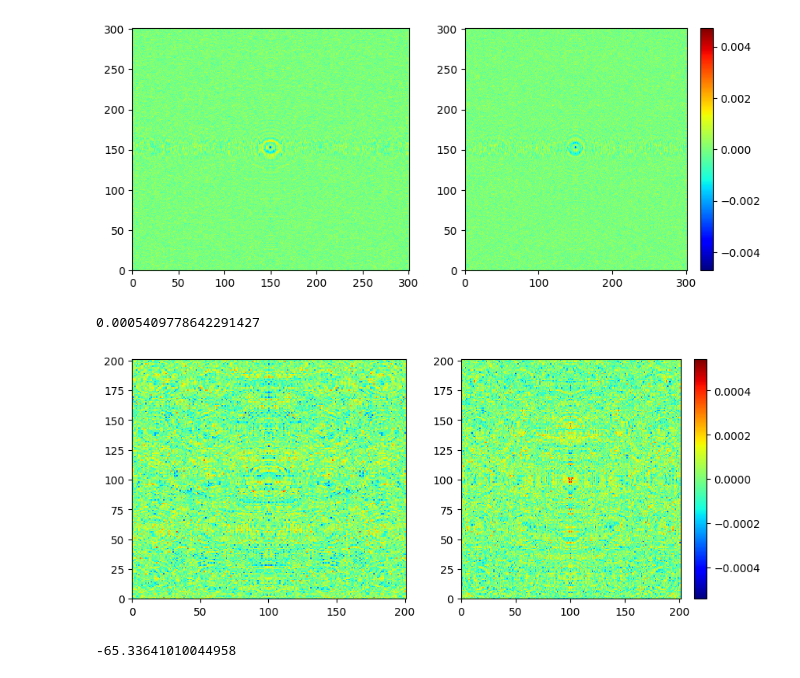
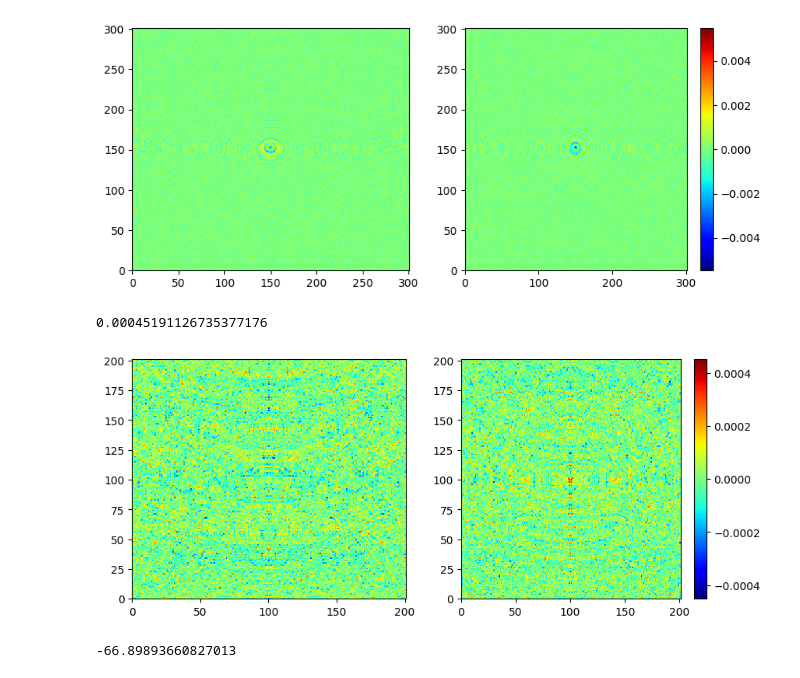
Before and after one commit to XiaodongRencologne/PO_test, a Jupyter notebook: comparison_near_field.ipynb, the cells around one changed output. Cells and saved outputs as stored; diff of their text form; code cells hidden in the pictures.

```diff
--- a/comparison_near_field.ipynb
+++ b/comparison_near_field.ipynb
@@ -27,7 +27,7 @@ def read_field(folder):
     return ifx,ify,ifz,sx,sy,sz
 # %%
 outputfolder = 'output/infocus/GPU/296GHz/'
-ref_ifx,ref_ify,ref_ifz,ref_sx,ref_sy,ref_sz = read_field(outputfolder+'201_201/')
+ref_ifx,ref_ify,ref_ifz,ref_sx,ref_sy,ref_sz = read_field(outputfolder+'401_401/')
 # %%
 IF_15_x,IF_15_y,IF_15_Z,S_15_x,S_15_y,S_15_z= read_field(outputfolder+'15_15/')
 IF_17_x,IF_17_y,IF_17_Z,S_17_x,S_17_y,S_17_z= read_field(outputfolder+'17_17/')
@@ -120,26 +121,26 @@ print(np.log10(vmax)*20)
 # %%
 Err0 = IF_101_x - ref_ifx
-Err1 = S_101_x - ref_sx
+Err1 = S_101_x[::2,::2] - ref_sx
 
 fig, ax = plt.subplots(nrows=1, ncols = 2, figsize=(10,4))
 vmax = np.abs(Err0).max()
 vmin = -vmax
 p1=ax[0].pcolor(Err0.real,cmap = 'jet',vmax=vmax,vmin=vmin)
 ax[1].pcolor(Err0.imag, cmap = 'jet',vmax=vmax,vmin=vmin)
 cbar = fig.colorbar(p1)
 plt.show()
 
 fig, ax = plt.subplots(nrows=1, ncols = 2, figsize=(10,4))
 vmax = np.abs(Err1).max()
 vmin = -vmax
 print(vmax)
 p1=ax[0].pcolor(Err1.real,cmap = 'jet',vmax=vmax,vmin=vmin)
 ax[1].pcolor(Err1.imag, cmap = 'jet',vmax=vmax,vmin=vmin)
 cbar = fig.colorbar(p1)
 plt.show()
 print(np.log10(vmax)*20)
 # %% [output]
-[figure, old version]
+[figure, new version]
-0.0005409778642291427
+0.00045191126735377176
-[figure, old version]
+[figure, new version]
--65.33641010044958
+-66.89893660827013
```
Also changed, not shown: parts of 5 cells of this notebook.
